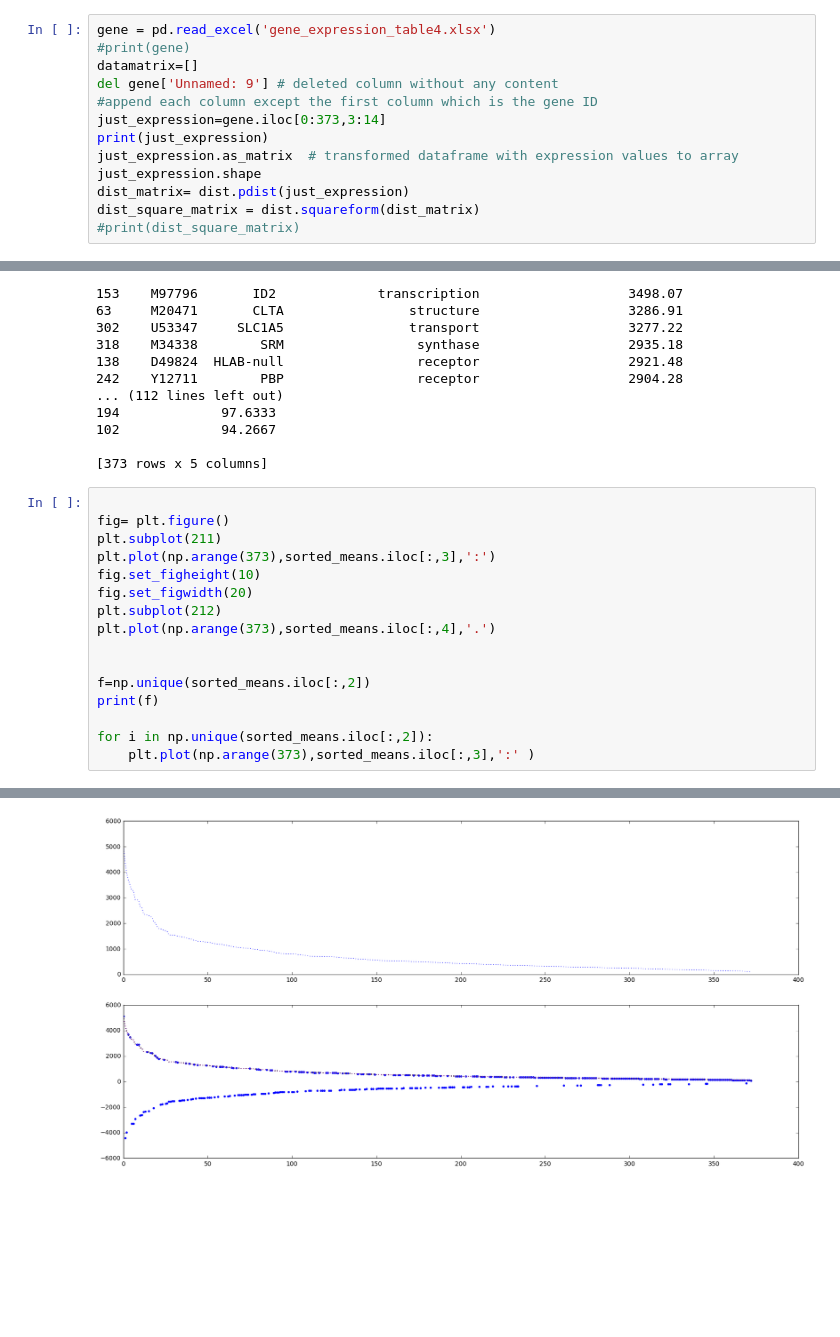
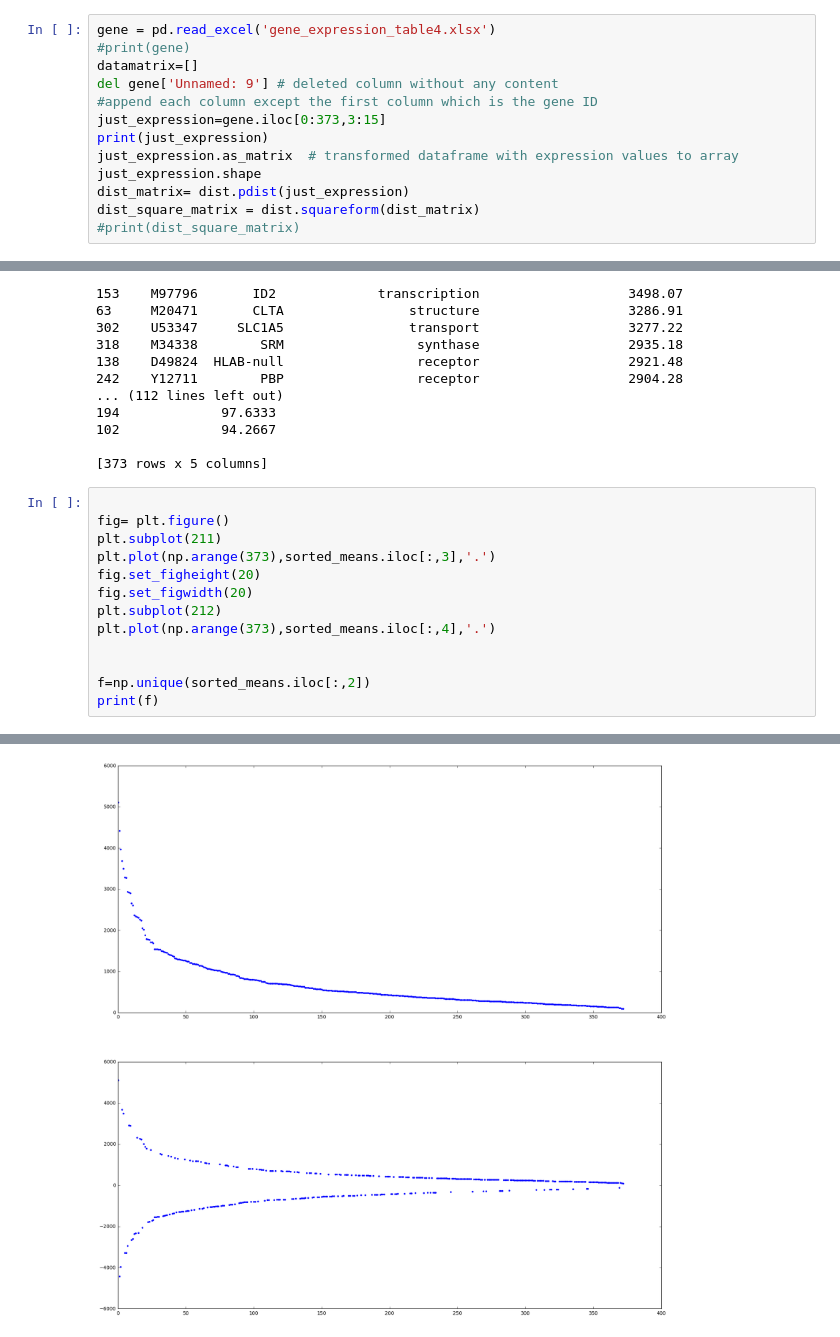
Before and after one commit to UW-Biol419-Wi2017/BRCA1-GENES_PROJECT, a Jupyter notebook: Jose code Biol 419 project.ipynb, the cells around one changed output, grey strips where cells are left out. Saved outputs shown, nothing was run; the diff lists cells and outputs as text; blank space fills up the shorter version.

```diff
--- a/Jose code Biol 419 project.ipynb
+++ b/Jose code Biol 419 project.ipynb
@@ -15,7 +15,7 @@ gene = pd.read_excel('gene_expression_table4.xlsx')
 datamatrix=[]
 del gene['Unnamed: 9'] # deleted column without any content
 #append each column except the first column which is the gene ID
-just_expression=gene.iloc[0:373,3:14]
+just_expression=gene.iloc[0:373,3:15]
 print(just_expression)
 just_expression.as_matrix  # transformed dataframe with expression values to array
 just_expression.shape
@@ -125,31 +129,28 @@ print(sorted_means)
 # %%
 
 fig= plt.figure()
 plt.subplot(211)
-plt.plot(np.arange(373),sorted_means.iloc[:,3],':')
-fig.set_figheight(10)
+plt.plot(np.arange(373),sorted_means.iloc[:,3],'.')
+fig.set_figheight(20)
 fig.set_figwidth(20)
 plt.subplot(212)
 plt.plot(np.arange(373),sorted_means.iloc[:,4],'.')
 
 
 f=np.unique(sorted_means.iloc[:,2])
 print(f)
-
-for i in np.unique(sorted_means.iloc[:,2]):
-    plt.plot(np.arange(373),sorted_means.iloc[:,3],':' )
 # %% [output]
 ['DNA repair' 'DNA replication' 'MHC' 'RNA processing' 'adhesion'
  'amino acid metabolism' 'antigen' 'apoptosis' 'carbohydrate metabolism'
  'catalase' 'cell cycle' 'channels and pores' 'chromatin structure'
  'chromosome inactivation' 'coagulation' 'communication' 'dehydrogenase'
  'differentiation' 'extracellular oxidant' 'growth factor' 'helicase'
  'hematopoiesis' 'hormone' 'immune response' 'lipid metabolism'
  'lysosomal protein' 'motility' 'neuro peptide' 'nucleologenesis'
  'nucleotide synthesis' 'nucloetide synthesis' 'oxidase' 'phosphatase '
  'proliferation' 'protein folding' 'protein metabolism'
  'protein processing' 'proteolysis' 'receptor' 'respiration'
  'ribosome biogenesis' 'signal transduction' 'structure' 'surface protein'
  'synthase' 'tautomerase' 'transcription' 'transferase' 'translation'
  'transport' 'tumor suppressor' 'ubiquitination' 'unknown']
-[figure, old version]
+[figure, new version]
```
Also changed, not shown: parts of 13 cells of this notebook, 1 other file.
